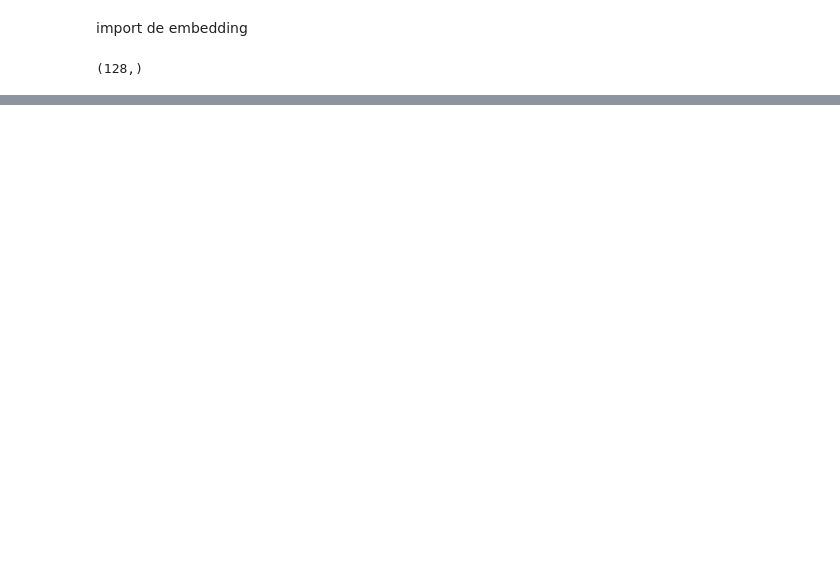
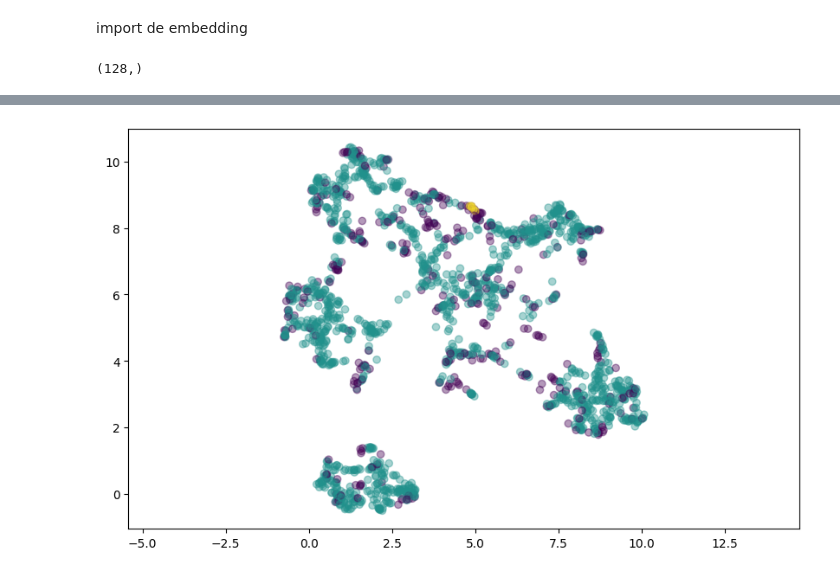
Before and after one commit to argelignacio/TRABAJO-PROFESIONAL-7599-, a Jupyter notebook: clustering/hdbscan/notebook_custom.ipynb, the cells around one changed output, grey strips where cells are left out. Saved outputs shown, nothing was run; the diff lists cells and outputs as text; code cells hidden in the pictures; blank space fills up the shorter version.

```diff
--- a/clustering/hdbscan/notebook_custom.ipynb
+++ b/clustering/hdbscan/notebook_custom.ipynb
@@ -126,0 +107,7 @@ plt.show()
+# %%
+plt.figure(figsize=(10,6))
+plt.scatter(embedding.embedding_[:, 0], embedding.embedding_[:, 1], alpha=0.4, c=nodes_labels.hdbscan, cmap='viridis')
+plt.gca().set_aspect('equal', 'datalim')
+plt.show()
+# %% [output]
+[figure, added]
```
Also changed, not shown: parts of 9 cells of this notebook, 9 other files.
